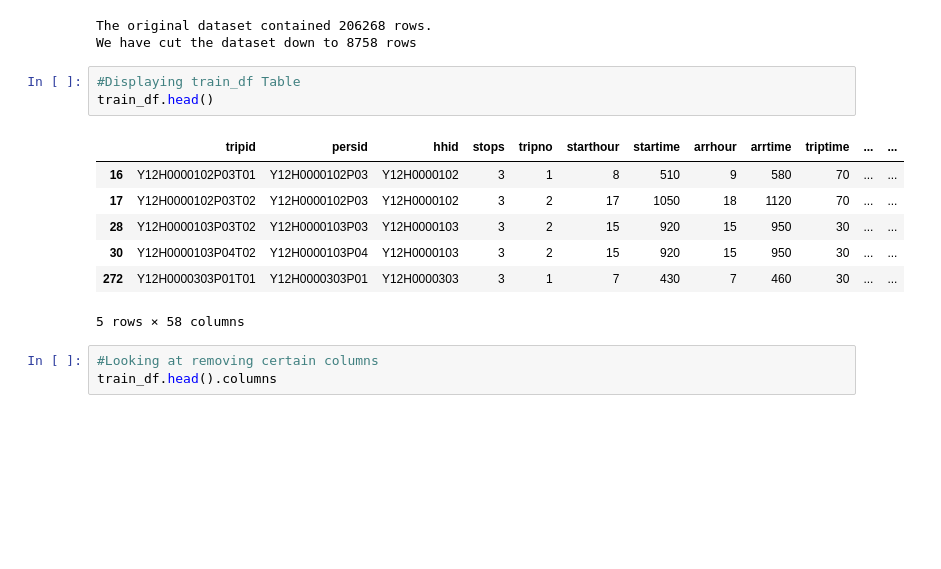
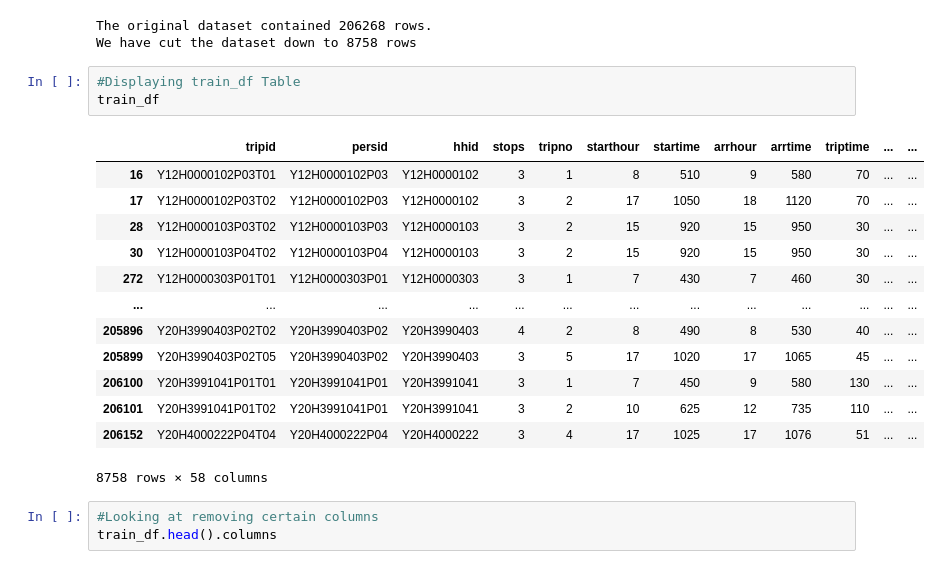
Before and after one commit to Abhidnya05/Project1Group1, a Jupyter notebook: Trips_VISTA_1220_LGA_v1_Cleaning.ipynb, the cells around one changed output. Drawn from its saved outputs; the diff is of its cells as text; blank space fills up the shorter version.

```diff
--- a/Trips_VISTA_1220_LGA_v1_Cleaning.ipynb
+++ b/Trips_VISTA_1220_LGA_v1_Cleaning.ipynb
@@ -69,15 +69,21 @@ The original dataset contained 206268 rows.
 We have cut the dataset down to 8758 rows
 # %%
 #Displaying train_df Table
-train_df.head()
+train_df
 # %% [output]
 |  | tripid | persid | hhid | stops | tripno | starthour | startime | arrhour | arrtime | triptime | ... | ... |
 | 16 | Y12H0000102P03T01 | Y12H0000102P03 | Y12H0000102 | 3 | 1 | 8 | 510 | 9 | 580 | 70 | ... | ... |
 | 17 | Y12H0000102P03T02 | Y12H0000102P03 | Y12H0000102 | 3 | 2 | 17 | 1050 | 18 | 1120 | 70 | ... | ... |
 | 28 | Y12H0000103P03T02 | Y12H0000103P03 | Y12H0000103 | 3 | 2 | 15 | 920 | 15 | 950 | 30 | ... | ... |
 | 30 | Y12H0000103P04T02 | Y12H0000103P04 | Y12H0000103 | 3 | 2 | 15 | 920 | 15 | 950 | 30 | ... | ... |
 | 272 | Y12H0000303P01T01 | Y12H0000303P01 | Y12H0000303 | 3 | 1 | 7 | 430 | 7 | 460 | 30 | ... | ... |
+| ... | ... | ... | ... | ... | ... | ... | ... | ... | ... | ... | ... | ... |
+| 205896 | Y20H3990403P02T02 | Y20H3990403P02 | Y20H3990403 | 4 | 2 | 8 | 490 | 8 | 530 | 40 | ... | ... |
+| 205899 | Y20H3990403P02T05 | Y20H3990403P02 | Y20H3990403 | 3 | 5 | 17 | 1020 | 17 | 1065 | 45 | ... | ... |
+| 206100 | Y20H3991041P01T01 | Y20H3991041P01 | Y20H3991041 | 3 | 1 | 7 | 450 | 9 | 580 | 130 | ... | ... |
+| 206101 | Y20H3991041P01T02 | Y20H3991041P01 | Y20H3991041 | 3 | 2 | 10 | 625 | 12 | 735 | 110 | ... | ... |
+| 206152 | Y20H4000222P04T04 | Y20H4000222P04 | Y20H4000222 | 3 | 4 | 17 | 1025 | 17 | 1076 | 51 | ... | ... |
-5 rows × 58 columns
+8758 rows × 58 columns
 # %%
 #Looking at removing certain columns
 train_df.head().columns
```
Also changed, not shown: parts of 2 cells of this notebook.
